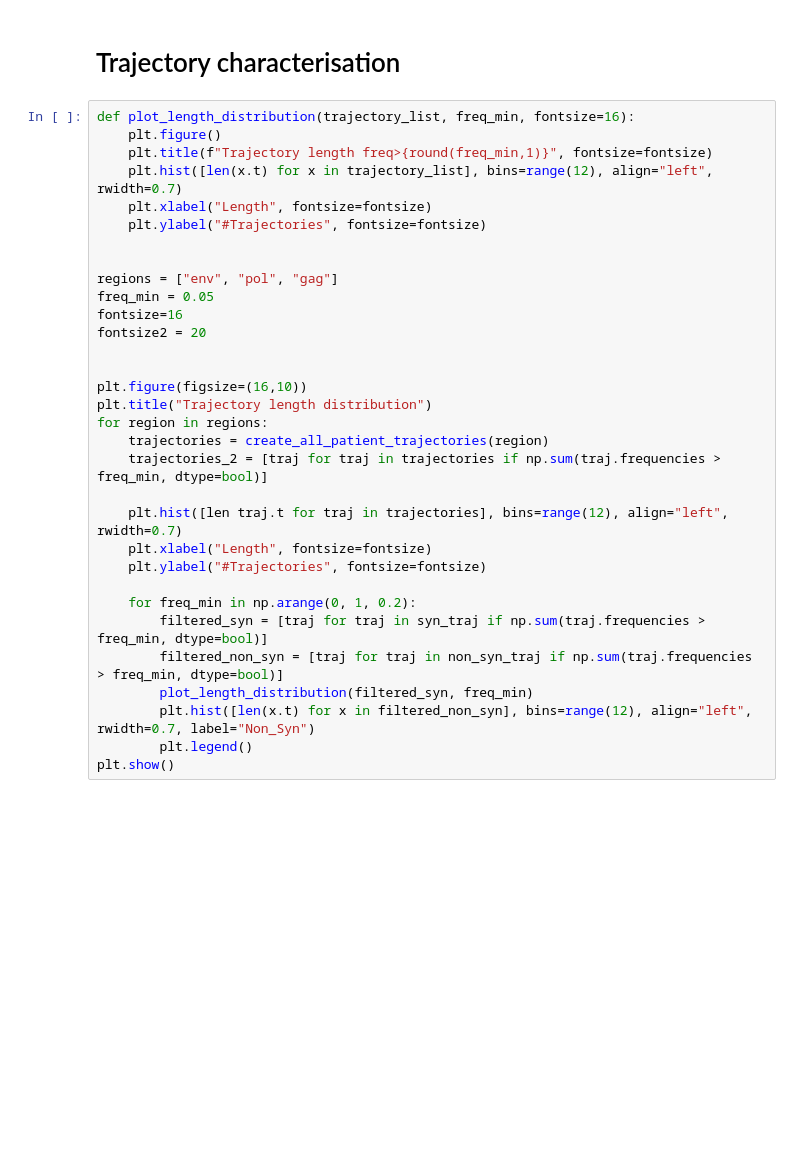
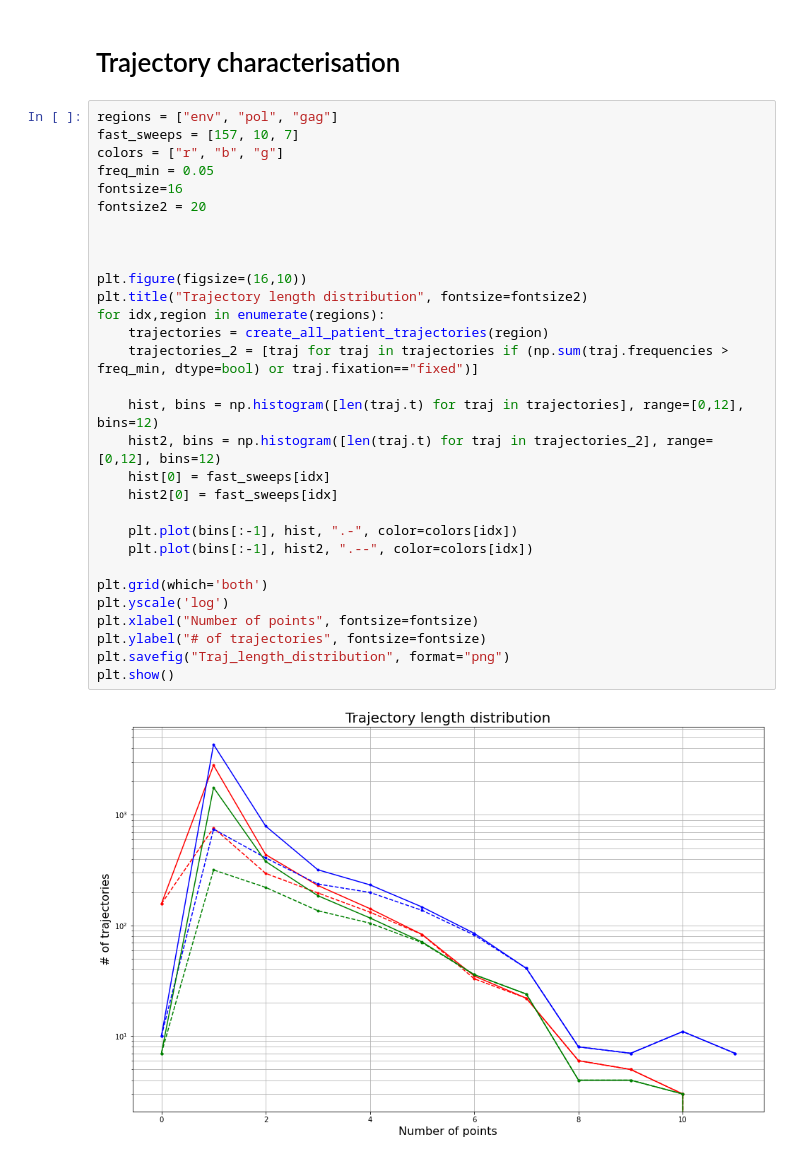
Before and after one commit to neherlab/HIVEVO_recombination, a Jupyter notebook: notebooks/pre_paper_draft/group_meeting_plots.ipynb, the cells around one changed output. Drawn from its saved outputs; the diff is of its cells as text; blank space fills up the shorter version.

Commit message:
Updating notebooks and diving pre VS post group meeting plots

```diff
--- a/notebooks/group_meeting_plots.ipynb
+++ b/notebooks/pre_paper_draft/group_meeting_plots.ipynb
@@ -264,35 +264,35 @@ plt.savefig("P_fix", format="png")
 [figure]
 # %% [markdown]
 # Trajectory characterisation
-# %%
-def plot_length_distribution(trajectory_list, freq_min, fontsize=16):
-    plt.figure()
-    plt.title(f"Trajectory length freq>{round(freq_min,1)}", fontsize=fontsize)
-    plt.hist([len(x.t) for x in trajectory_list], bins=range(12), align="left", rwidth=0.7)
-    plt.xlabel("Length", fontsize=fontsize)
-    plt.ylabel("#Trajectories", fontsize=fontsize)
-
-
-regions = ["env", "pol", "gag"]
-freq_min = 0.05
-fontsize=16
-fontsize2 = 20
-
-
-plt.figure(figsize=(16,10))
-plt.title("Trajectory length distribution")
-for region in regions:
-    trajectories = create_all_patient_trajectories(region)
-    trajectories_2 = [traj for traj in trajectories if np.sum(traj.frequencies > freq_min, dtype=bool)]
-
-    plt.hist([len traj.t for traj in trajectories], bins=range(12), align="left", rwidth=0.7)
-    plt.xlabel("Length", fontsize=fontsize)
-    plt.ylabel("#Trajectories", fontsize=fontsize)
-
-    for freq_min in np.arange(0, 1, 0.2):
-        filtered_syn = [traj for traj in syn_traj if np.sum(traj.frequencies > freq_min, dtype=bool)]
-        filtered_non_syn = [traj for traj in non_syn_traj if np.sum(traj.frequencies > freq_min, dtype=bool)]
-        plot_length_distribution(filtered_syn, freq_min)
-        plt.hist([len(x.t) for x in filtered_non_syn], bins=range(12), align="left", rwidth=0.7, label="Non_Syn")
-        plt.legend()
-plt.show()
+# %%
+regions = ["env", "pol", "gag"]
+fast_sweeps = [157, 10, 7]
+colors = ["r", "b", "g"]
+freq_min = 0.05
+fontsize=16
+fontsize2 = 20
+
+
+
+plt.figure(figsize=(16,10))
+plt.title("Trajectory length distribution", fontsize=fontsize2)
+for idx,region in enumerate(regions):
+    trajectories = create_all_patient_trajectories(region)
+    trajectories_2 = [traj for traj in trajectories if (np.sum(traj.frequencies > freq_min, dtype=bool) or traj.fixation=="fixed")]
+
+    hist, bins = np.histogram([len(traj.t) for traj in trajectories], range=[0,12], bins=12)
+    hist2, bins = np.histogram([len(traj.t) for traj in trajectories_2], range=[0,12], bins=12)
+    hist[0] = fast_sweeps[idx]
+    hist2[0] = fast_sweeps[idx]
+
+    plt.plot(bins[:-1], hist, ".-", color=colors[idx])
+    plt.plot(bins[:-1], hist2, ".--", color=colors[idx])
+
+plt.grid(which='both')
+plt.yscale('log')
+plt.xlabel("Number of points", fontsize=fontsize)
+plt.ylabel("# of trajectories", fontsize=fontsize)
+plt.savefig("Traj_length_distribution", format="png")
+plt.show()
+# %% [output]
+[figure, added]
```
Also changed, not shown: 2 other files.
